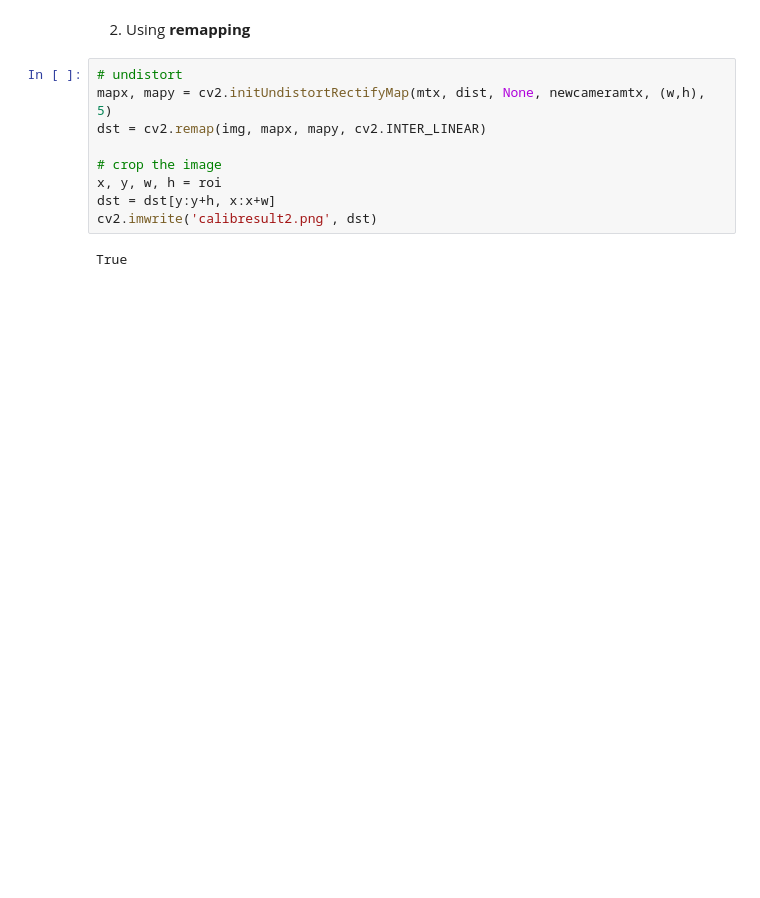
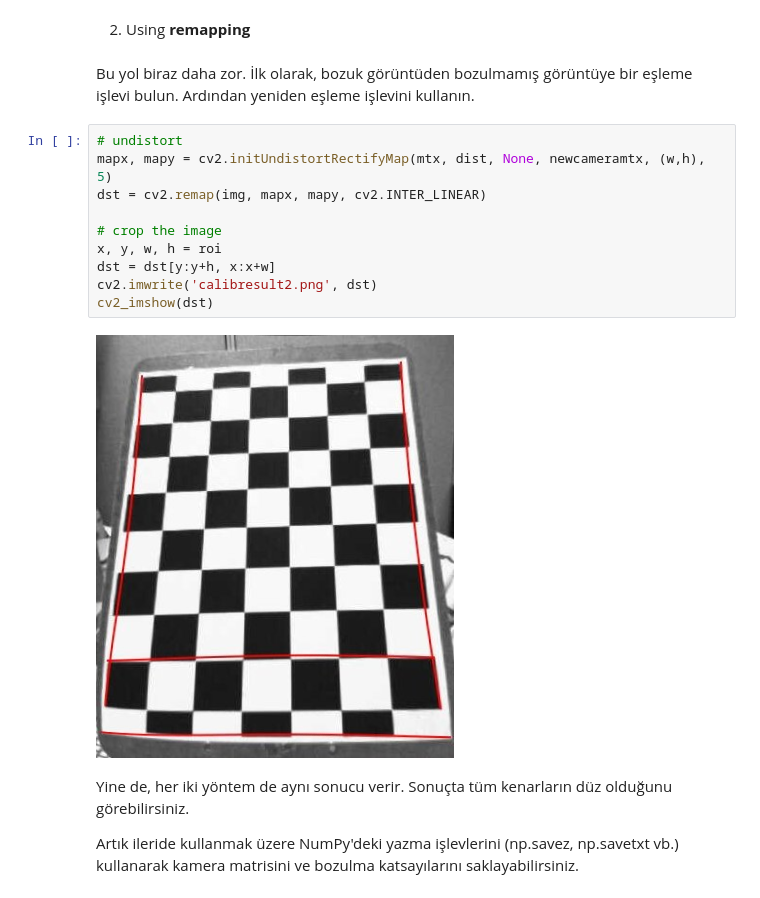
Before and after one commit to nurikahraman/FoodTracker, a Jupyter notebook: Fisheye_Effect_Correction.ipynb, the cells around one changed output. Cells and saved outputs as stored; diff of their text form; blank space fills up the shorter version.

```diff
--- a/Fisheye_Effect_Correction.ipynb
+++ b/Fisheye_Effect_Correction.ipynb
@@ -71,13 +105,21 @@ True
 # %% [markdown]
 2. Using **remapping**
+# %% [markdown]
+Bu yol biraz daha zor. İlk olarak, bozuk görüntüden bozulmamış görüntüye bir eşleme işlevi bulun. Ardından yeniden eşleme işlevini kullanın.
 # %%
 # undistort
 mapx, mapy = cv2.initUndistortRectifyMap(mtx, dist, None, newcameramtx, (w,h), 5)
 dst = cv2.remap(img, mapx, mapy, cv2.INTER_LINEAR)
 
 # crop the image
 x, y, w, h = roi
 dst = dst[y:y+h, x:x+w]
 cv2.imwrite('calibresult2.png', dst)
+cv2_imshow(dst)
 # %% [output]
-True
+[figure, added]
+# %% [markdown]
+Yine de, her iki yöntem de aynı sonucu verir.
+Sonuçta tüm kenarların düz olduğunu görebilirsiniz.
+
+Artık ileride kullanmak üzere NumPy'deki yazma işlevlerini (np.savez, np.savetxt vb.) kullanarak kamera matrisini ve bozulma katsayılarını saklayabilirsiniz.
```
Also changed, not shown: parts of 12 cells of this notebook.
